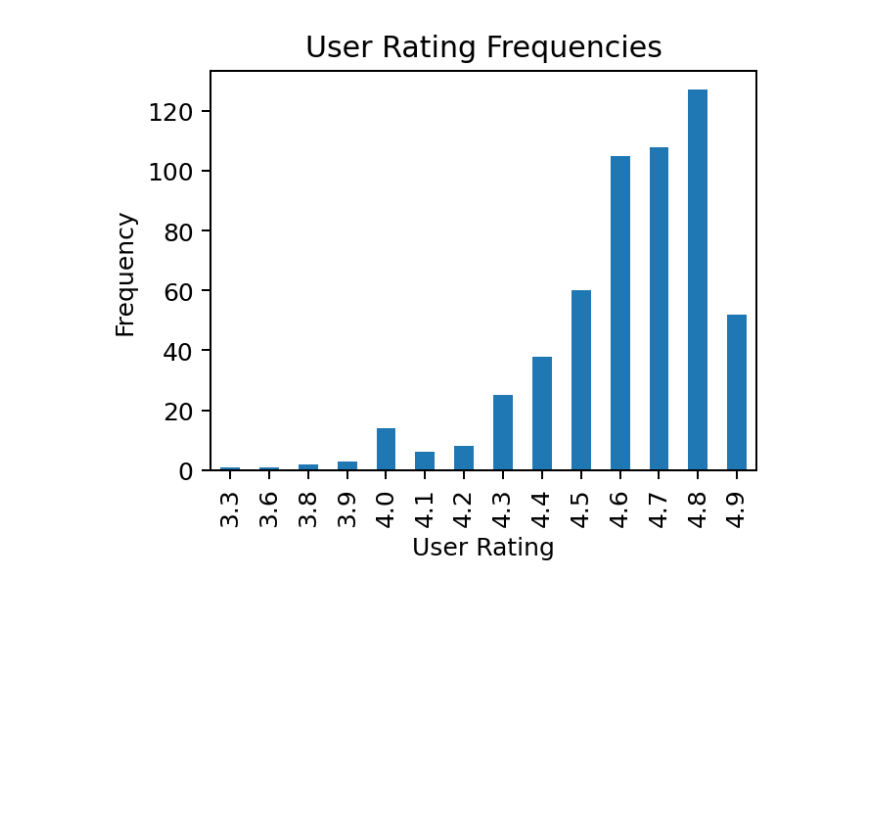
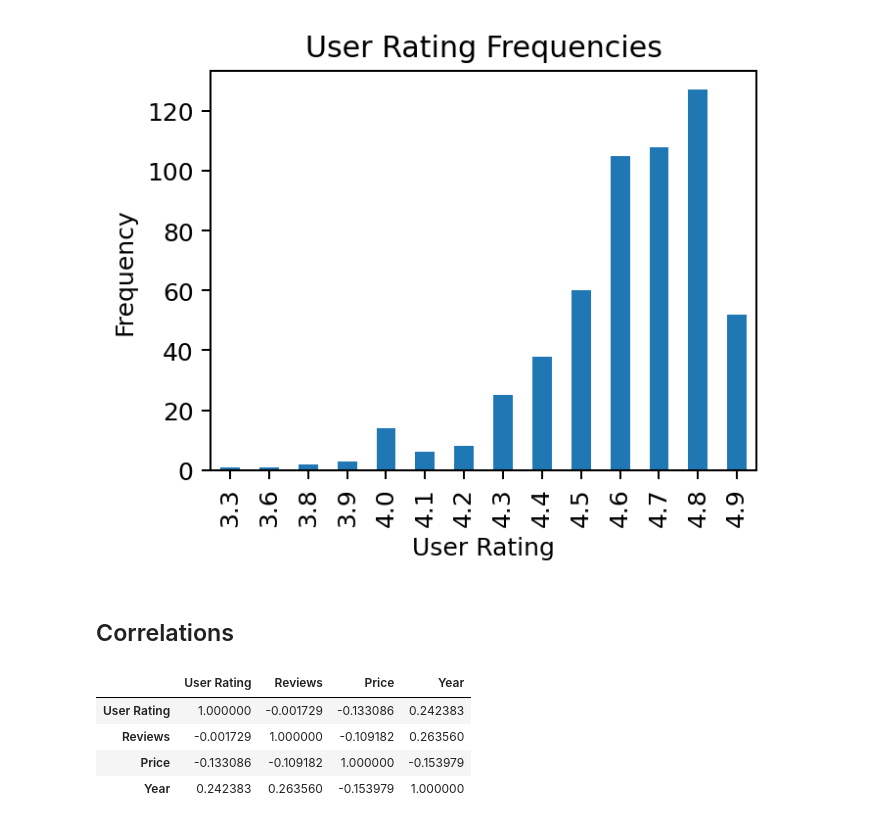
Before and after one commit to exw4141/bestselling-books-eda, a Jupyter notebook: bestselling-books-eda.ipynb, the cells around one changed output. Drawn from its saved outputs; the diff is of its cells as text; code cells hidden in the pictures; blank space fills up the shorter version.

```diff
--- a/bestselling-books-eda.ipynb
+++ b/bestselling-books-eda.ipynb
@@ -92,3 +93,13 @@ plt.ylabel('Frequency')
 plt.show()
 # %% [output]
 [figure]
+# %% [markdown]
+## Correlations
+# %%
+df.corr()
+# %% [output]
+|  | User Rating | Reviews | Price | Year |
+| User Rating | 1.000000 | -0.001729 | -0.133086 | 0.242383 |
+| Reviews | -0.001729 | 1.000000 | -0.109182 | 0.263560 |
+| Price | -0.133086 | -0.109182 | 1.000000 | -0.153979 |
+| Year | 0.242383 | 0.263560 | -0.153979 | 1.000000 |
```
Also changed, not shown: parts of 2 cells of this notebook.
